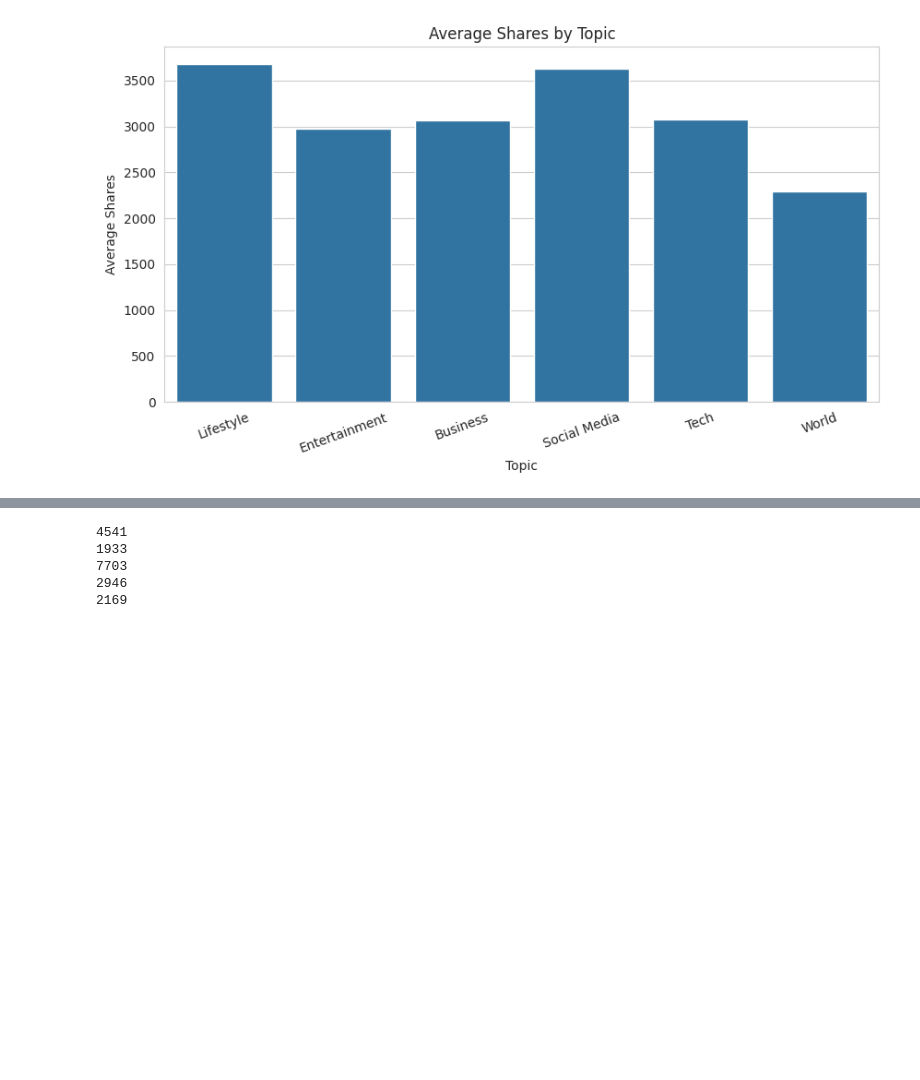
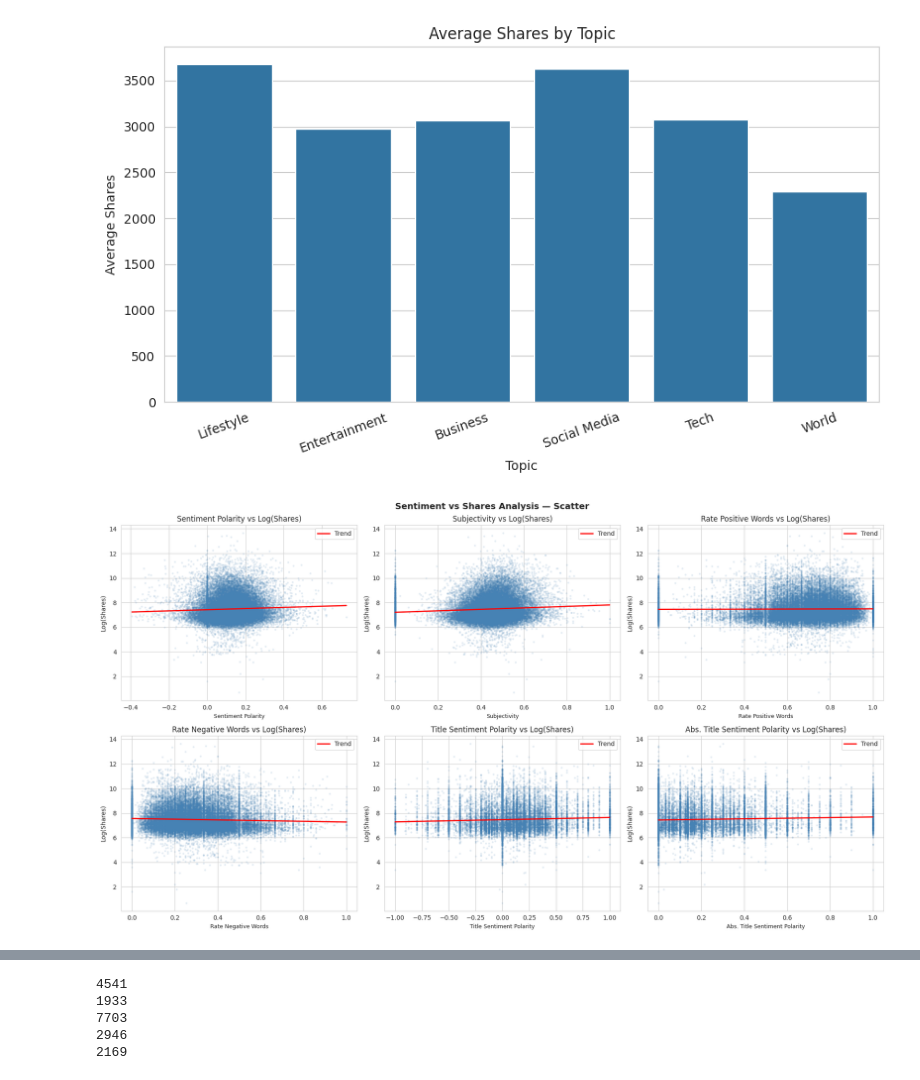
Before and after one commit to batoolabualhayjaa33-droid/ML-final-project, a Jupyter notebook: OnlineNewsPopularity.ipynb, the cells around one changed output, grey strips where cells are left out. Saved outputs shown, nothing was run; the diff lists cells and outputs as text; code cells hidden in the pictures; blank space fills up the shorter version.

```diff
--- a/OnlineNewsPopularity.ipynb
+++ b/OnlineNewsPopularity.ipynb
@@ -354,3 +361,41 @@ plt.xticks(rotation=20)
 plt.show()
 # %% [output]
 [figure]
+# %%
+sentiment_features = [
+    ('global_sentiment_polarity',    'Sentiment Polarity'),
+    ('global_subjectivity',          'Subjectivity'),
+    ('rate_positive_words',          'Rate Positive Words'),
+    ('rate_negative_words',          'Rate Negative Words'),
+    ('title_sentiment_polarity',     'Title Sentiment Polarity'),
+    ('abs_title_sentiment_polarity', 'Abs. Title Sentiment Polarity')
+]
+
+fig, axes = plt.subplots(2, 3, figsize=(18, 10))
+for ax, (feat, name) in zip(axes.flatten(), sentiment_features):
+    # Filter out rows with NaN values in either the current feature or 'shares'
+    valid_data_mask = news_data[feat].notna() & news_data['shares'].notna()
+    x_for_fit = news_data[feat][valid_data_mask]
+    y_for_fit = np.log1p(news_data['shares'][valid_data_mask])
+
+    ax.scatter(x_for_fit, y_for_fit,
+               alpha=0.1, color='steelblue', s=5)
+
+    # Perform polyfit only if there are enough valid data points
+    if len(x_for_fit) > 1: # np.polyfit requires at least deg + 1 points
+        z = np.polyfit(x_for_fit, y_for_fit, 1)
+        x_line = np.linspace(x_for_fit.min(), x_for_fit.max(), 100)
+        ax.plot(x_line, np.poly1d(z)(x_line), 'r-', linewidth=2, label='Trend')
+    else:
+        print(f"Warning: Not enough valid data points for polyfit for feature '{name}'. Skipping trend line.")
+
+    ax.set_xlabel(name, fontsize=9)
+    ax.set_ylabel('Log(Shares)')
+    ax.set_title(f'{name} vs Log(Shares)')
+    ax.legend()
+
+plt.suptitle('Sentiment vs Shares Analysis — Scatter', fontsize=14, fontweight='bold')
+plt.tight_layout()
+plt.show()
+# %% [output]
+[figure, added]
```
Also changed, not shown: parts of 3 cells of this notebook.
